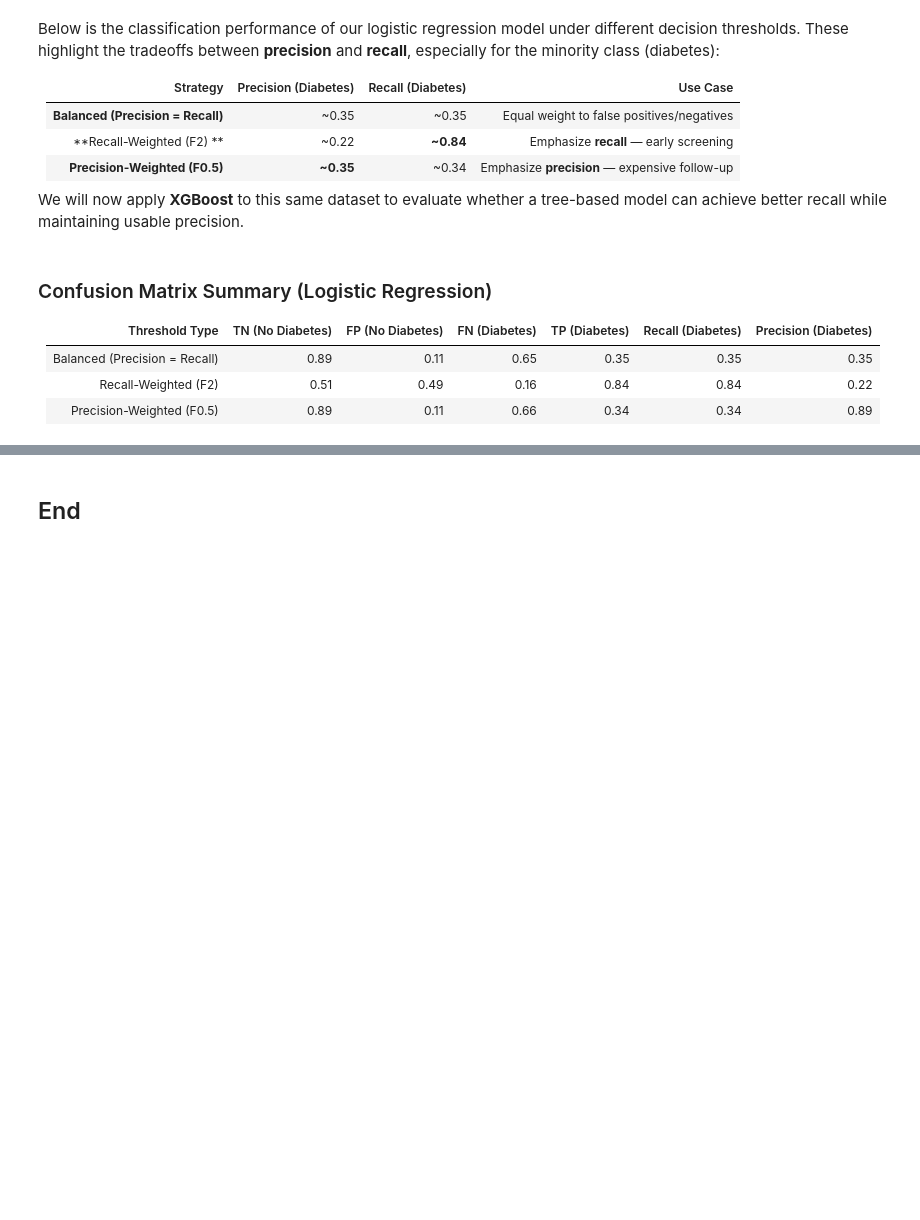
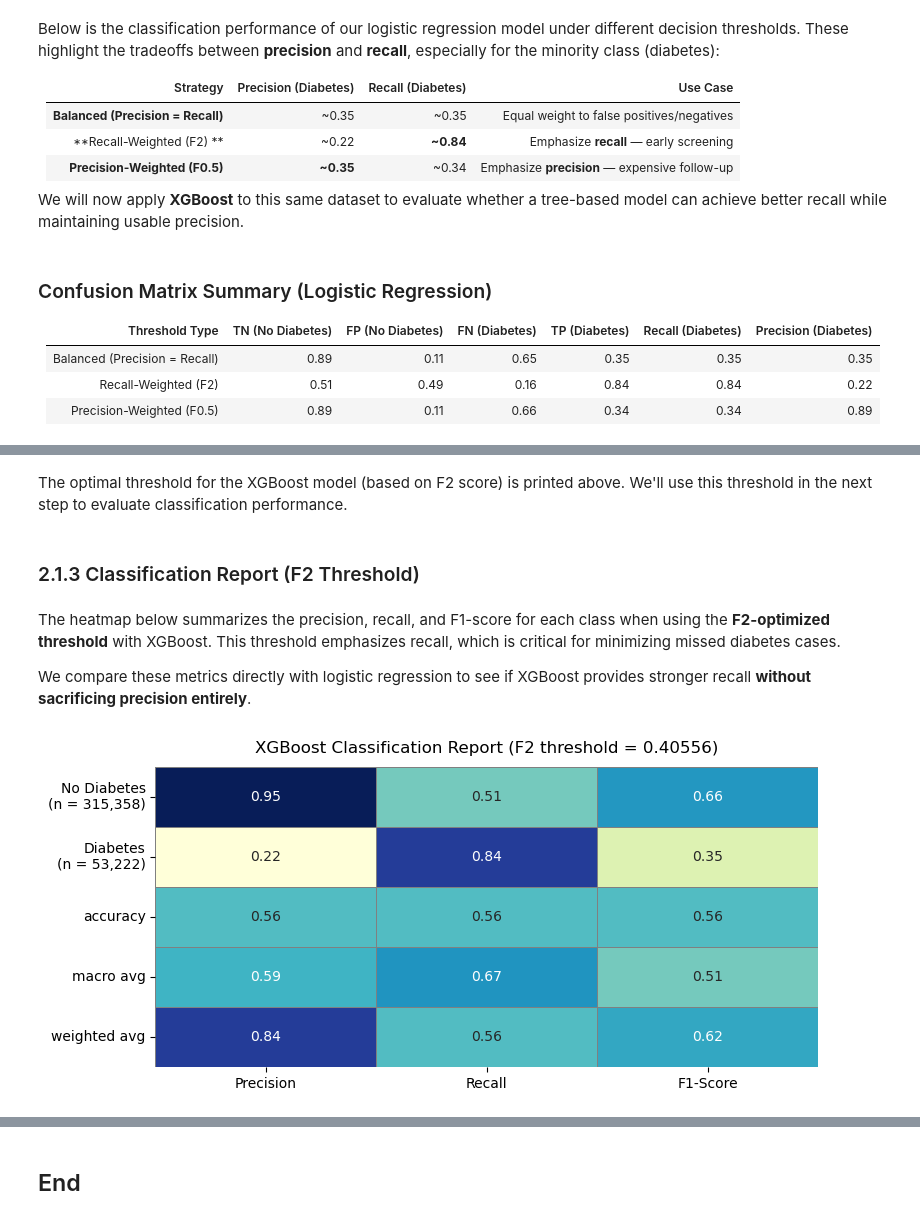
Before and after one commit to shaolinpat/brfss_diabetes_modeling, a Jupyter notebook: notebooks/01_xgboost_2022_2023.ipynb, the cells around one changed output, grey strips where cells are left out. Saved outputs shown, nothing was run; the diff lists cells and outputs as text; code cells hidden in the pictures; blank space fills up the shorter version.

```diff
--- a/notebooks/01_xgboost_2022_2023.ipynb
+++ b/notebooks/01_xgboost_2022_2023.ipynb
@@ -486,20 +322,0 @@ plt.show()
-# %%
-# Get predicted probabilities for the positve class (diabetes)
-y_probs = model.predict_proba(X_test)[:, 1]
-
-print(f"y_probs shape: {y_probs.shape}")
-print(f"y_test shape: {y_test.shape}")
-
-# # Precision-Recall Curve
-precision, recall, thresholds = precision_recall_curve(y_test, y_probs)
-# avg_precision = average_precision_score(y_true, y_probs)
-
-plt.figure(figsize=(6, 4))
-plt.plot(recall, precision, label=f"Precision")
-plt.xlabel("Recall")
-plt.ylabel("Precision")
-plt.title("Precision-Recall at Various Thresholds")
-plt.legend()
-plt.grid(True)
-plt.tight_layout()
-plt.show()
@@ -509,0 +408,46 @@ y_test shape: (91682,)
+# %% [markdown]
+The optimal threshold for the XGBoost model (based on F2 score) is printed above. We'll use this threshold in the next step to evaluate classification performance.
+# %% [markdown]
+### 2.1.3 Classification Report (F2 Threshold)
+# %% [markdown]
+The heatmap below summarizes the precision, recall, and F1-score for each class when using the **F2-optimized threshold** with XGBoost. This threshold emphasizes recall, which is critical for minimizing missed diabetes cases.
+
+We compare these metrics directly with logistic regression to see if XGBoost provides stronger recall **without sacrificing precision entirely**.
+# %%
+# Define predictions using F2 threshold
+y_pred_f2 = (y_probs >= f2_threshold).astype(int)
+
+# Generate classification report
+report_dict = classification_report(y_test, y_pred_f2, output_dict=True)
+df = pd.DataFrame(report_dict).transpose()
+
+# Format row labels with support counts
+df.rename(index={"0": "No Diabetes", "1": "Diabetes"}, inplace=True)
+supports = df.loc[["No Diabetes", "Diabetes"], "support"].dropna().astype(int).map("{:,}".format)
+row_labels = {
+    label: f"{label}\n(n = {supports[label]})"
+    for label in ["No Diabetes", "Diabetes"]
+}
+row_labels["accuracy"] = "accuracy"
+row_labels["macro avg"] = "macro avg"
+row_labels["weighted avg"] = "weighted avg"
+
+# Select rows and metrics
+rows_to_plot = ["No Diabetes", "Diabetes", "accuracy", "macro avg", "weighted avg"]
+metrics = df.loc[rows_to_plot, ["precision", "recall", "f1-score"]].round(2)
+row_label_list = [row_labels[r] for r in rows_to_plot]
+
+# Plot heatmap
+fig, ax = plt.subplots(figsize=(8, 3.8))
+sns.heatmap(metrics, annot=True, fmt=".2f", cmap="YlGnBu", cbar=False,
+            linewidths=0.5, linecolor="gray", ax=ax,
+            xticklabels=["Precision", "Recall", "F1-Score"],
+            yticklabels=row_label_list)
+
+ax.set_yticklabels(ax.get_yticklabels(), rotation=0)
+plt.title(f"XGBoost Classification Report (F2 threshold = {f2_threshold:.5f})", fontsize=12, pad=10)
+plt.tight_layout()
+plt.savefig(image_dir / "01_classification_report_f2.png", dpi=300)
+plt.show()
+# %% [output]
+[figure, added]
```
Also changed, not shown: parts of 92 cells of this notebook, 9 other files.
